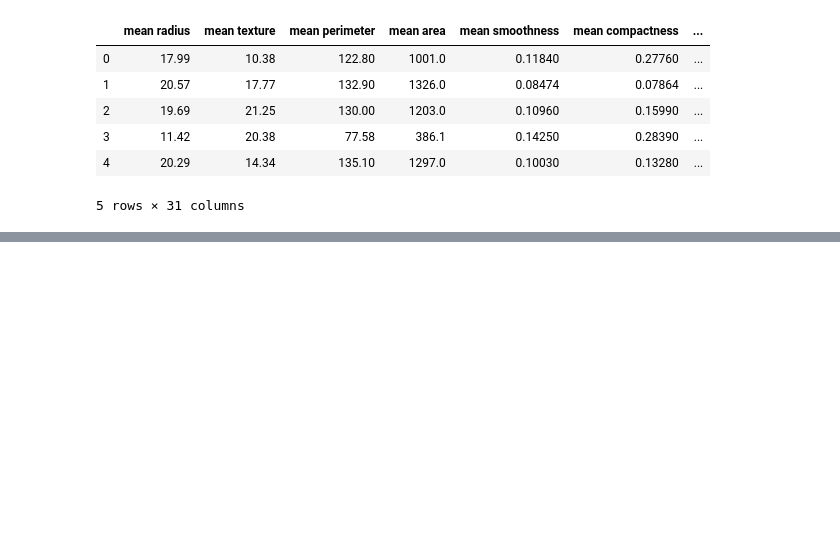
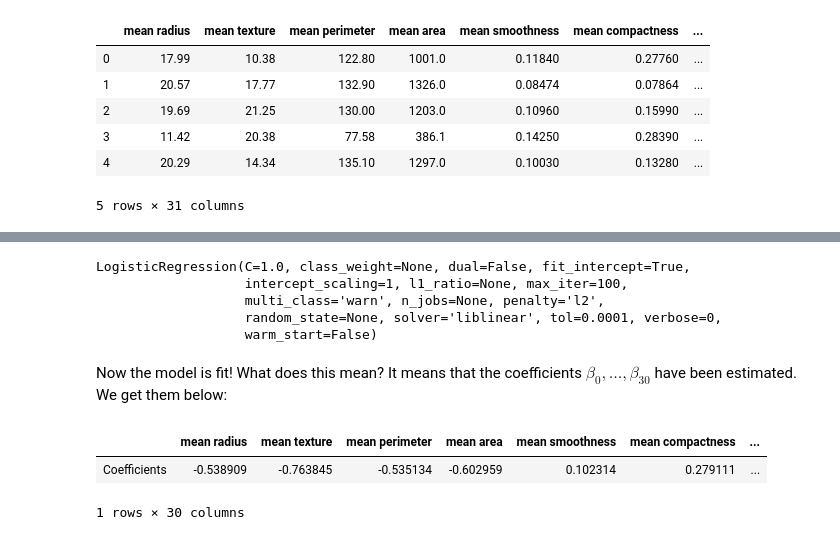
Before and after one commit to jkstarling/MA477-copy, a Jupyter notebook: MA477 - Theory and Applications of Data Science/Lessons/Lesson 11 - Logistic Regression/Lesson 11 - LogisticRegression.ipynb, the cells around one changed output, grey strips where cells are left out. Saved outputs shown, nothing was run; the diff lists cells and outputs as text; code cells hidden in the pictures; blank space fills up the shorter version.

```diff
--- a/MA477 - Theory and Applications of Data Science/Lessons/Lesson 11 - Logistic Regression/Lesson 11 - LogisticRegression.ipynb
+++ b/MA477 - Theory and Applications of Data Science/Lessons/Lesson 11 - Logistic Regression/Lesson 11 - LogisticRegression.ipynb
@@ -332,0 +452,18 @@ The values of $p(X)$ will be between $0$ and $1$. So, for example, we may predic
+# %%
+lr.fit(X_train,y_train)
+# %% [output]
+LogisticRegression(C=1.0, class_weight=None, dual=False, fit_intercept=True,
+                   intercept_scaling=1, l1_ratio=None, max_iter=100,
+                   multi_class='warn', n_jobs=None, penalty='l2',
+                   random_state=None, solver='liblinear', tol=0.0001, verbose=0,
+                   warm_start=False)
+# %% [markdown]
+Now the model is fit! What does this mean? It means that the coefficients $\beta_0,\dots,\beta_{30}$ have been estimated. We get them below:
+# %%
+df_coef=pd.DataFrame(lr.coef_,columns=X_sc.columns,index=['Coefficients'])
+# %%
+df_coef
+# %% [output]
+|  | mean radius | mean texture | mean perimeter | mean area | mean smoothness | mean compactness | ... |
+| Coefficients | -0.538909 | -0.763845 | -0.535134 | -0.602959 | 0.102314 | 0.279111 | ... |
+1 rows × 30 columns
```
Also changed, not shown: parts of 22 cells of this notebook.
